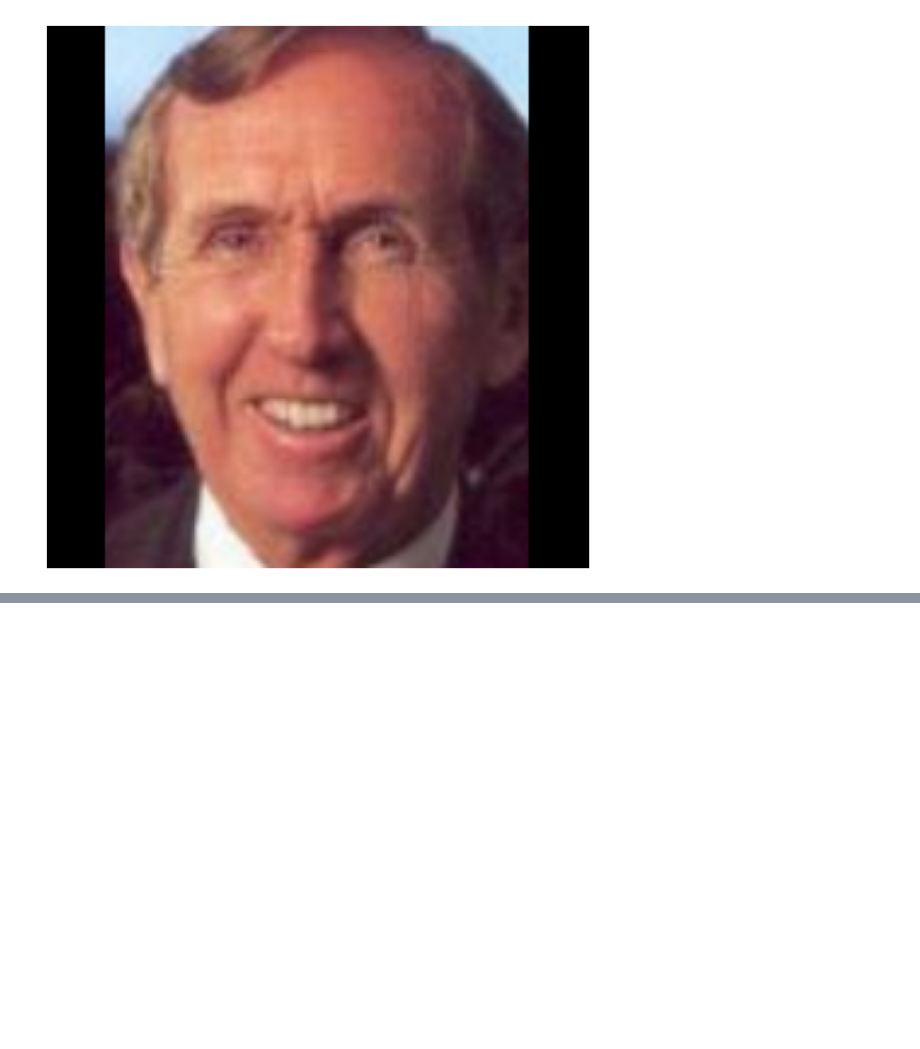
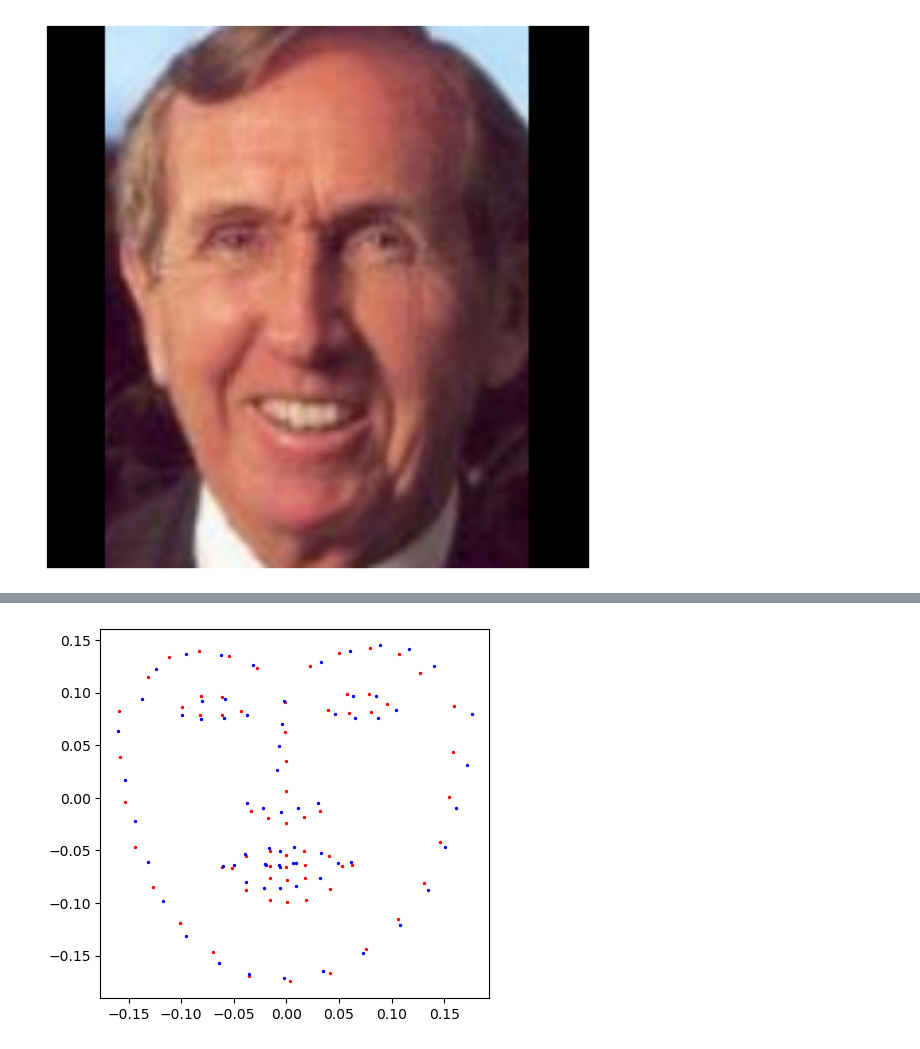
Before and after one commit to nezhinskii/microexpressions, a Jupyter notebook: notebooks/demo.ipynb, the cells around one changed output, grey strips where cells are left out. Cells and saved outputs as stored; diff of their text form; code cells hidden in the pictures; blank space fills up the shorter version.

Commit message:
procrustes normalization

```diff
--- a/notebooks/demo.ipynb
+++ b/notebooks/demo.ipynb
@@ -106,0 +83,22 @@ plt.imshow(cv2.cvtColor(plot_landmarks_cv2(image_path, row), cv2.COLOR_BGR2RGB))
+# %%
+import numpy as np
+from src.procrustes import *
+
+meanface_file = "models\meanface.txt"
+with open(meanface_file) as f:
+    meanface = f.readlines()[0]
+
+meanface = meanface.strip().split()
+meanface = [float(x) for x in meanface]
+meanface = np.array(meanface).reshape(-1, 2)
+
+meanface_n = normalize_reference(meanface)
+df = pd.read_hdf(r"data\landmarks\norm_landmarks_celeba_hq_pipnet.h5")
+row = df.iloc[6452]
+face = row[1:].to_numpy().reshape(-1, 2).astype(np.float32)
+
+plt.scatter(meanface_n[:,0], -meanface_n[:, 1], c='red', s=2)
+plt.scatter(face[:,0], -face[:, 1], c='blue', s=2)
+plt.gca().set_aspect('equal')
+# %% [output]
+[figure, added]
```
Also changed, not shown: parts of 5 cells of this notebook, 2 other files.
